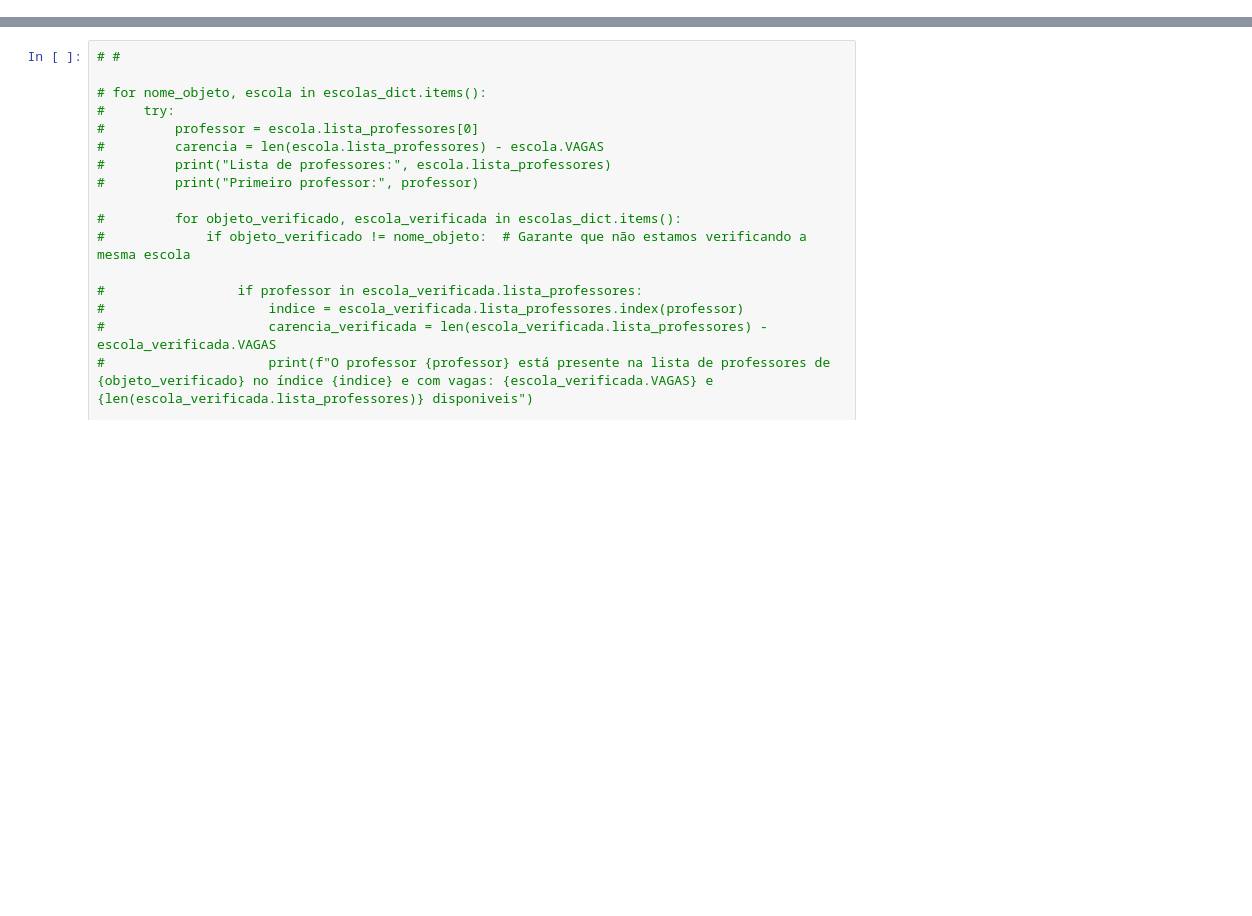
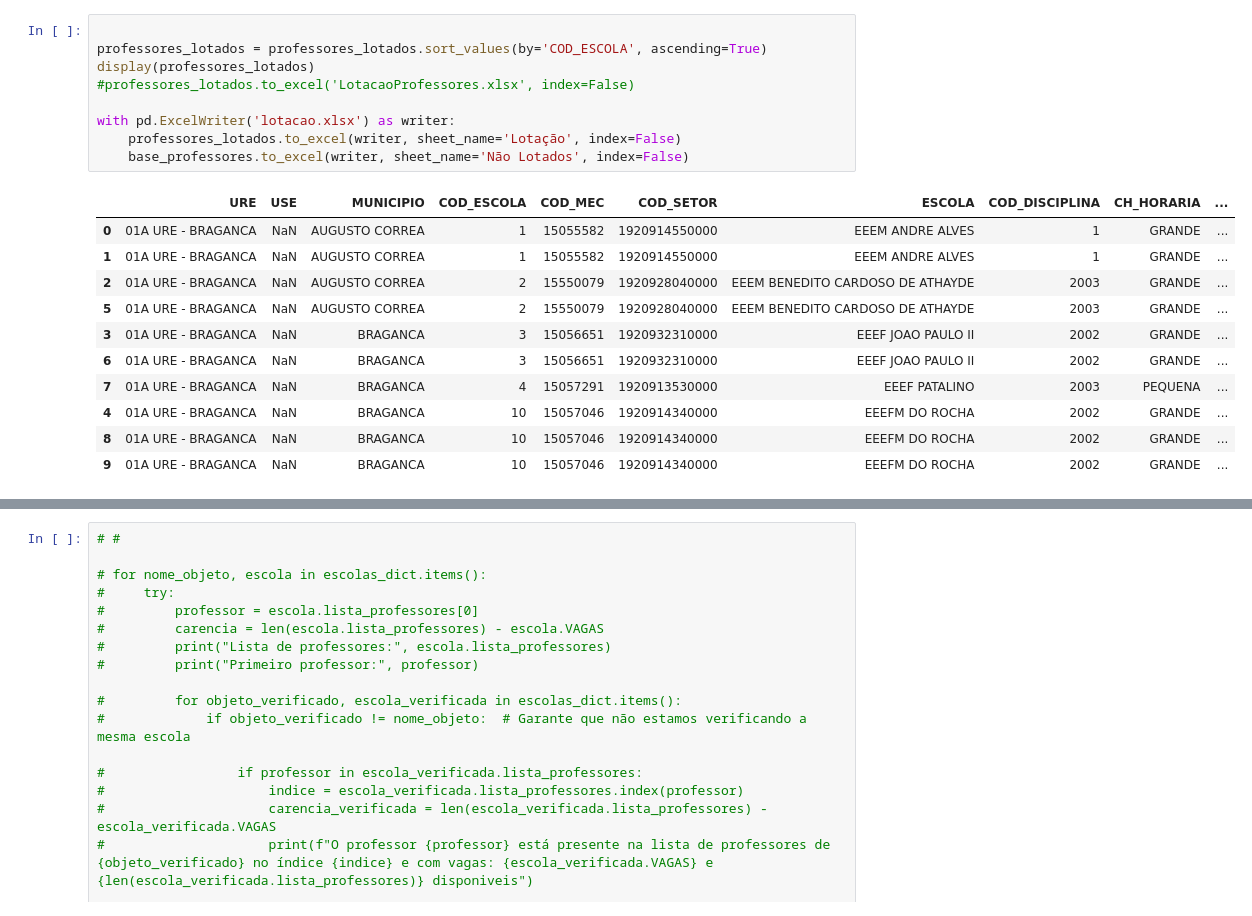
Before and after one commit to LH-Carreira/Algoritmo-lotacao, a Jupyter notebook: 03.ipynb, the cells around one changed output, grey strips where cells are left out. Drawn from its saved outputs; the diff is of its cells as text; blank space fills up the shorter version.

```diff
--- a/03.ipynb
+++ b/03.ipynb
@@ -217,0 +306,21 @@ Nome do objeto: escola_1, PROFESSORES: [], VAGAS: 0
+# %%
+
+professores_lotados = professores_lotados.sort_values(by='COD_ESCOLA', ascending=True)
+display(professores_lotados)
+#professores_lotados.to_excel('LotacaoProfessores.xlsx', index=False)
+
+with pd.ExcelWriter('lotacao.xlsx') as writer:
+    professores_lotados.to_excel(writer, sheet_name='Lotação', index=False)
+    base_professores.to_excel(writer, sheet_name='Não Lotados', index=False)
+# %% [output]
+|  | URE | USE | MUNICIPIO | COD_ESCOLA | COD_MEC | COD_SETOR | ESCOLA | COD_DISCIPLINA | CH_HORARIA | ... |
+| 0 | 01A URE - BRAGANCA | NaN | AUGUSTO CORREA | 1 | 15055582 | 1920914550000 | EEEM ANDRE ALVES | 1 | GRANDE | ... |
+| 1 | 01A URE - BRAGANCA | NaN | AUGUSTO CORREA | 1 | 15055582 | 1920914550000 | EEEM ANDRE ALVES | 1 | GRANDE | ... |
+| 2 | 01A URE - BRAGANCA | NaN | AUGUSTO CORREA | 2 | 15550079 | 1920928040000 | EEEM BENEDITO CARDOSO DE ATHAYDE | 2003 | GRANDE | ... |
+| 5 | 01A URE - BRAGANCA | NaN | AUGUSTO CORREA | 2 | 15550079 | 1920928040000 | EEEM BENEDITO CARDOSO DE ATHAYDE | 2003 | GRANDE | ... |
+| 3 | 01A URE - BRAGANCA | NaN | BRAGANCA | 3 | 15056651 | 1920932310000 | EEEF JOAO PAULO II | 2002 | GRANDE | ... |
+| 6 | 01A URE - BRAGANCA | NaN | BRAGANCA | 3 | 15056651 | 1920932310000 | EEEF JOAO PAULO II | 2002 | GRANDE | ... |
+| 7 | 01A URE - BRAGANCA | NaN | BRAGANCA | 4 | 15057291 | 1920913530000 | EEEF PATALINO | 2003 | PEQUENA | ... |
+| 4 | 01A URE - BRAGANCA | NaN | BRAGANCA | 10 | 15057046 | 1920914340000 | EEEFM DO ROCHA | 2002 | GRANDE | ... |
+| 8 | 01A URE - BRAGANCA | NaN | BRAGANCA | 10 | 15057046 | 1920914340000 | EEEFM DO ROCHA | 2002 | GRANDE | ... |
+| 9 | 01A URE - BRAGANCA | NaN | BRAGANCA | 10 | 15057046 | 1920914340000 | EEEFM DO ROCHA | 2002 | GRANDE | ... |
```
Also changed, not shown: parts of 11 cells of this notebook, 5 other files.
